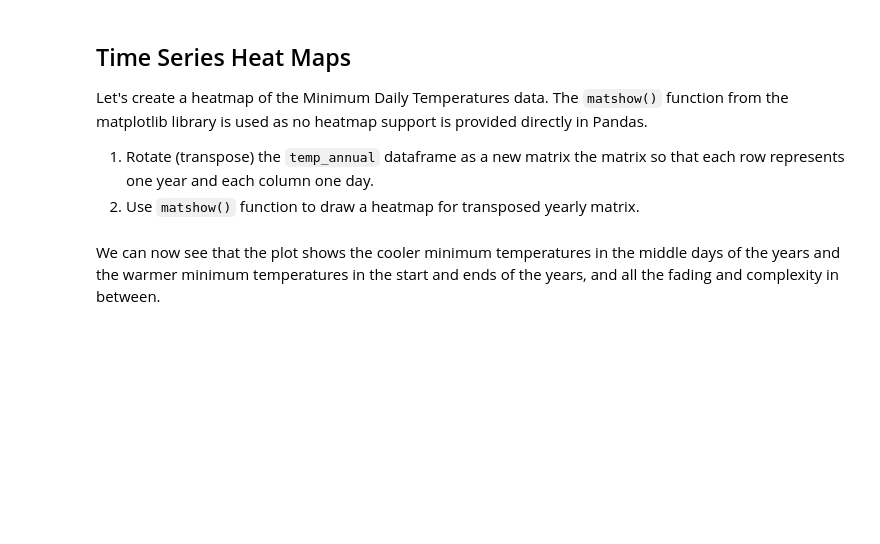
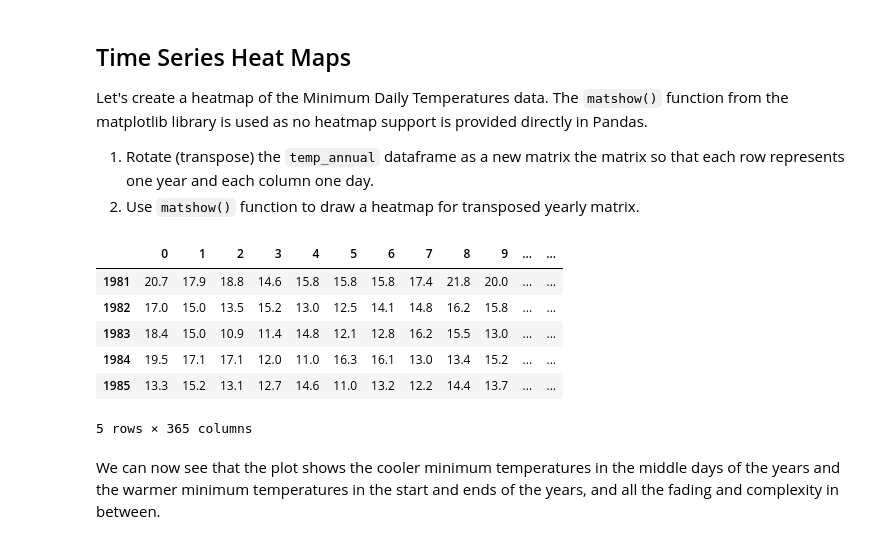
Before and after one commit to asafi1997/dsc-visualizing-time-series-data-lab-nyc-ds-060319, a Jupyter notebook: index.ipynb, the cells around one changed output. Saved outputs shown, nothing was run; the diff lists cells and outputs as text; code cells hidden in the pictures; blank space fills up the shorter version.

```diff
--- a/index.ipynb
+++ b/index.ipynb
@@ -211,7 +211,17 @@ Let's create a heatmap of the Minimum Daily Temperatures data. The `matshow()` f
 2. Use `matshow()` function to draw a heatmap for transposed yearly matrix.
 # %%
 ##### Transpose the yearly group DataFrame and draw a heatmap with matshow()
-new =
+new = new_df.T
+# %%
+new.head()
+# %% [output]
+|  | 0 | 1 | 2 | 3 | 4 | 5 | 6 | 7 | 8 | 9 | ... | ... |
+| 1981 | 20.7 | 17.9 | 18.8 | 14.6 | 15.8 | 15.8 | 15.8 | 17.4 | 21.8 | 20.0 | ... | ... |
+| 1982 | 17.0 | 15.0 | 13.5 | 15.2 | 13.0 | 12.5 | 14.1 | 14.8 | 16.2 | 15.8 | ... | ... |
+| 1983 | 18.4 | 15.0 | 10.9 | 11.4 | 14.8 | 12.1 | 12.8 | 16.2 | 15.5 | 13.0 | ... | ... |
+| 1984 | 19.5 | 17.1 | 17.1 | 12.0 | 11.0 | 16.3 | 16.1 | 13.0 | 13.4 | 15.2 | ... | ... |
+| 1985 | 13.3 | 15.2 | 13.1 | 12.7 | 14.6 | 11.0 | 13.2 | 12.2 | 14.4 | 13.7 | ... | ... |
+5 rows × 365 columns
 # %% [markdown]
 We can now see that the plot shows the cooler minimum temperatures in the middle days of the years and the warmer minimum temperatures in the start and ends of the years, and all the fading and complexity in between.
 # %% [markdown]
```
